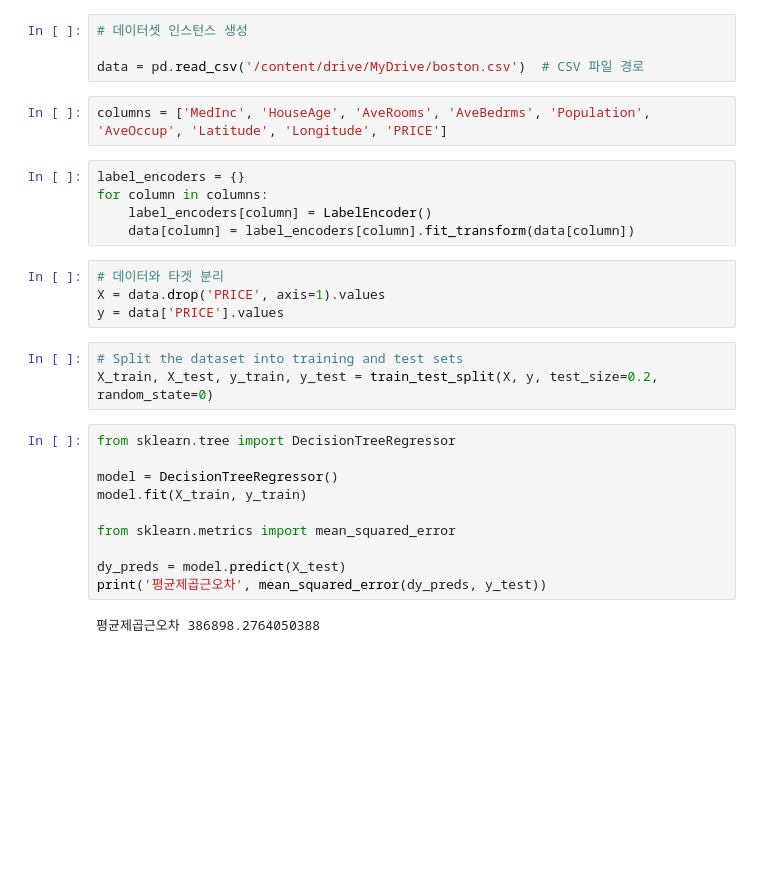
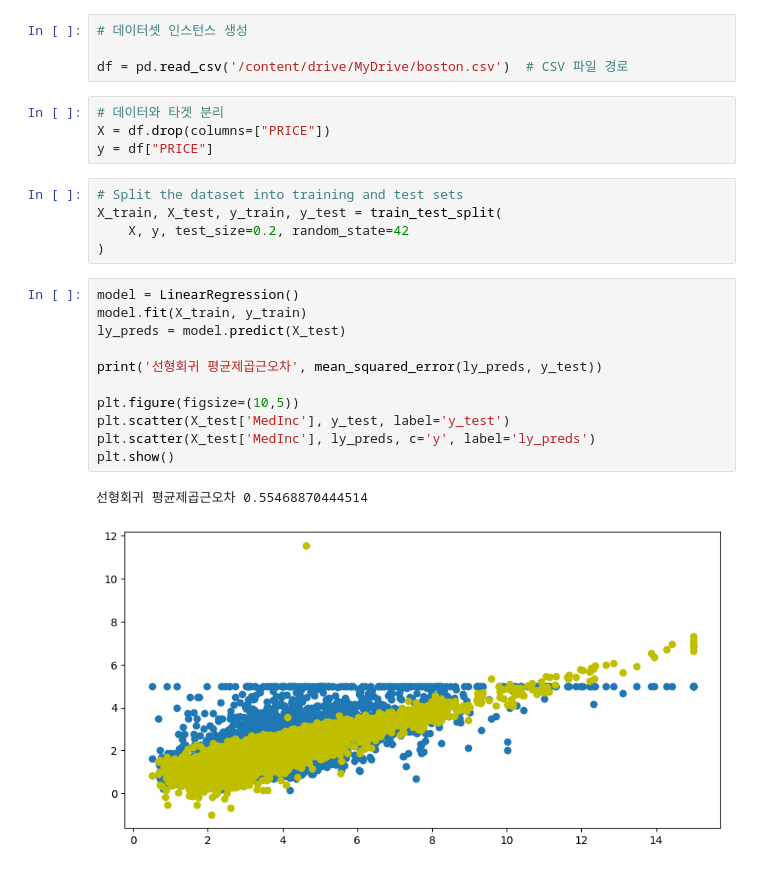
Before and after one commit to roylala112/machinelearningclass, a Jupyter notebook: 9월9일 수업/1_boston.ipynb, the cells around one changed output. Saved outputs shown, nothing was run; the diff lists cells and outputs as text; blank space fills up the shorter version.

```diff
--- a/9월9일 수업/1_boston.ipynb
+++ b/9월9일 수업/1_boston.ipynb
@@ -15,30 +11,27 @@ import numpy as np
 # %%
 # 데이터셋 인스턴스 생성
 
-data = pd.read_csv('/content/drive/MyDrive/boston.csv')  # CSV 파일 경로
+df = pd.read_csv('/content/drive/MyDrive/boston.csv')  # CSV 파일 경로
-# %%
-columns = ['MedInc', 'HouseAge', 'AveRooms', 'AveBedrms', 'Population', 'AveOccup', 'Latitude', 'Longitude', 'PRICE']
-# %%
-label_encoders = {}
-for column in columns:
-    label_encoders[column] = LabelEncoder()
-    data[column] = label_encoders[column].fit_transform(data[column])
 # %%
 # 데이터와 타겟 분리
-X = data.drop('PRICE', axis=1).values
-y = data['PRICE'].values
+X = df.drop(columns=["PRICE"])
+y = df["PRICE"]
 # %%
 # Split the dataset into training and test sets
-X_train, X_test, y_train, y_test = train_test_split(X, y, test_size=0.2, random_state=0)
+X_train, X_test, y_train, y_test = train_test_split(
+    X, y, test_size=0.2, random_state=42
+)
-# %%
-from sklearn.tree import DecisionTreeRegressor
-
-model = DecisionTreeRegressor()
-model.fit(X_train, y_train)
-
-from sklearn.metrics import mean_squared_error
-
-dy_preds = model.predict(X_test)
-print('평균제곱근오차', mean_squared_error(dy_preds, y_test))
-# %% [output]
-평균제곱근오차 386898.2764050388
+# %%
+model = LinearRegression()
+model.fit(X_train, y_train)
+ly_preds = model.predict(X_test)
+
+print('선형회귀 평균제곱근오차', mean_squared_error(ly_preds, y_test))
+
+plt.figure(figsize=(10,5))
+plt.scatter(X_test['MedInc'], y_test, label='y_test')
+plt.scatter(X_test['MedInc'], ly_preds, c='y', label='ly_preds')
+plt.show()
+# %% [output]
+선형회귀 평균제곱근오차 0.55468870444514
+[figure, added]
```
Also changed, not shown: parts of 4 cells of this notebook, 1 other file.
